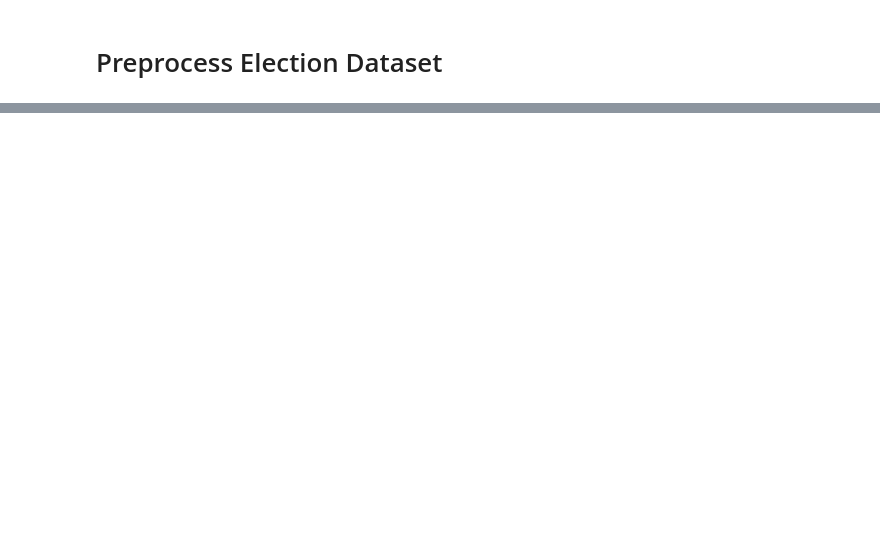
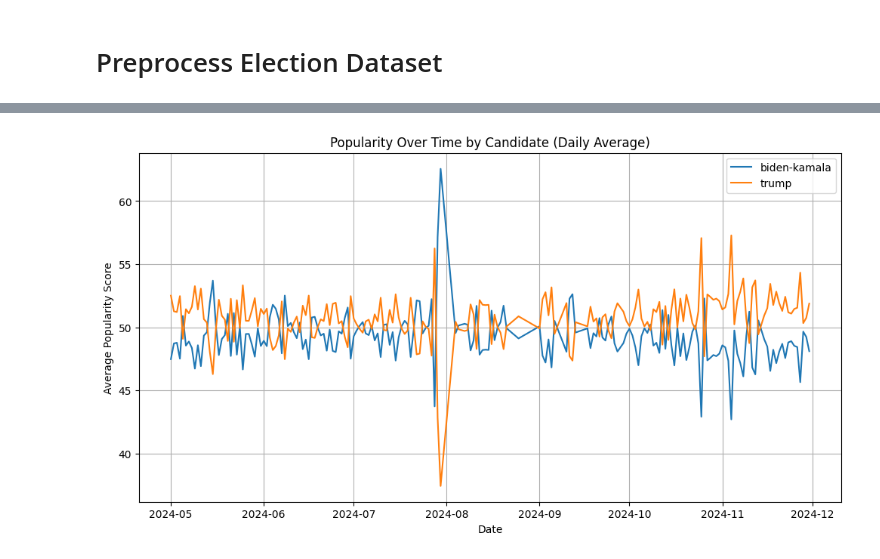
Before and after one commit to YupengHuangFrank/ECE1513, a Jupyter notebook: BERTweet.ipynb, the cells around one changed output, grey strips where cells are left out. Drawn from its saved outputs; the diff is of its cells as text; code cells hidden in the pictures; blank space fills up the shorter version.

```diff
--- a/BERTweet.ipynb
+++ b/BERTweet.ipynb
@@ -376,0 +520,5 @@ print(combined_df['text'].isnull().sum())
+# %%
+prediction_df['datetime'] = pd.to_datetime(prediction_df['epoch'], unit='s')
+prediction_df.sort_values('datetime', inplace=True)
+prediction_df.set_index('datetime', inplace=True)
+print(prediction_df.head())
@@ -376,0 +543,8 @@ print(combined_df['text'].isnull().sum())
+# %%
+# Define the mapping from sentiment to popularity score
+sentiment_to_popularity = {0: -1, 1: 0, 2: 1}
+
+# Map the predictions to a new column 'popularity_score'
+prediction_df["popularity_score"] = prediction_df["prediction"].map(sentiment_to_popularity)
+
+print(prediction_df.head())
@@ -376,0 +569,5 @@ print(combined_df['text'].isnull().sum())
+# %%
+prediction_df["popularity_score"] = pd.to_numeric(prediction_df["popularity_score"], errors="coerce")
+prediction_df.dropna(subset=["popularity_score"], inplace=True)
+popularity_over_time = prediction_df.groupby("candidate")["popularity_score"].resample("D").mean()
+print(popularity_over_time)
@@ -376,0 +593,5 @@ print(combined_df['text'].isnull().sum())
+# %%
+popularity_df = popularity_over_time.reset_index()
+popularity_pivot = popularity_df.pivot(index="datetime", columns="candidate", values="popularity_score")
+popularity_pivot = popularity_pivot.drop("other", axis=1)
+print(popularity_pivot)
@@ -376,0 +655,16 @@ print(combined_df['text'].isnull().sum())
+# %%
+import matplotlib.pyplot as plt
+
+popularity_pivot_new_interpolated = popularity_pivot.interpolate(method='linear')
+
+plt.figure(figsize=(12, 6))
+for candidate in popularity_pivot_new_interpolated.columns:
+    plt.plot(popularity_pivot_new_interpolated.index, popularity_pivot_new_interpolated[candidate], label=candidate)
+plt.title("Popularity Over Time by Candidate (Daily Average)")
+plt.xlabel("Date")
+plt.ylabel("Average Popularity Score")
+plt.legend()
+plt.grid(True)
+plt.show()
+# %% [output]
+[figure, added]
```
Also changed, not shown: parts of 38 cells of this notebook.
